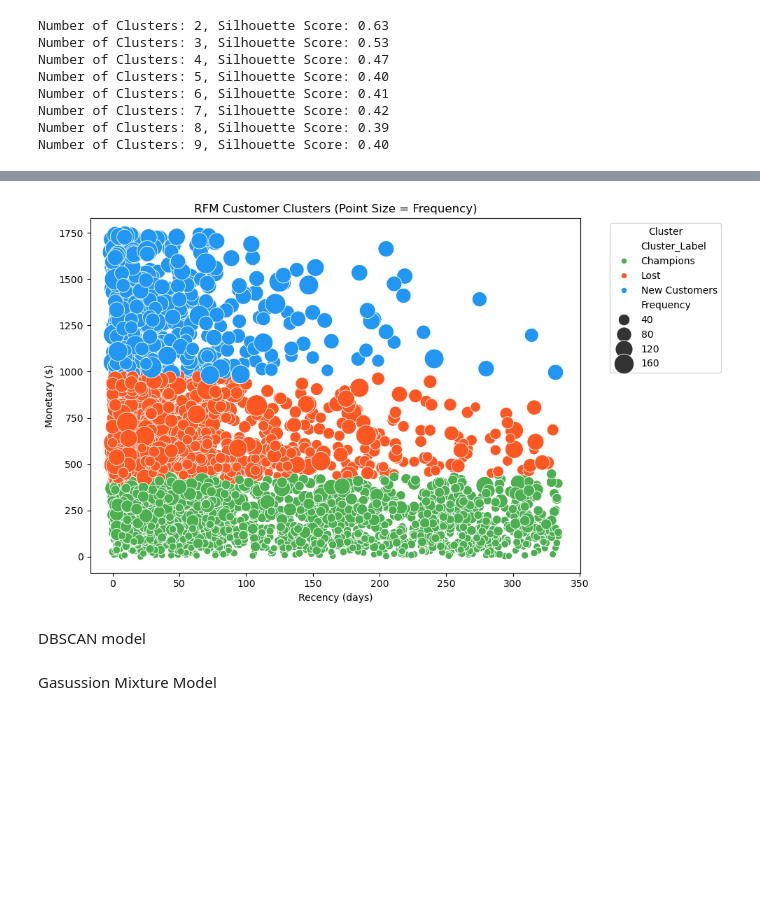
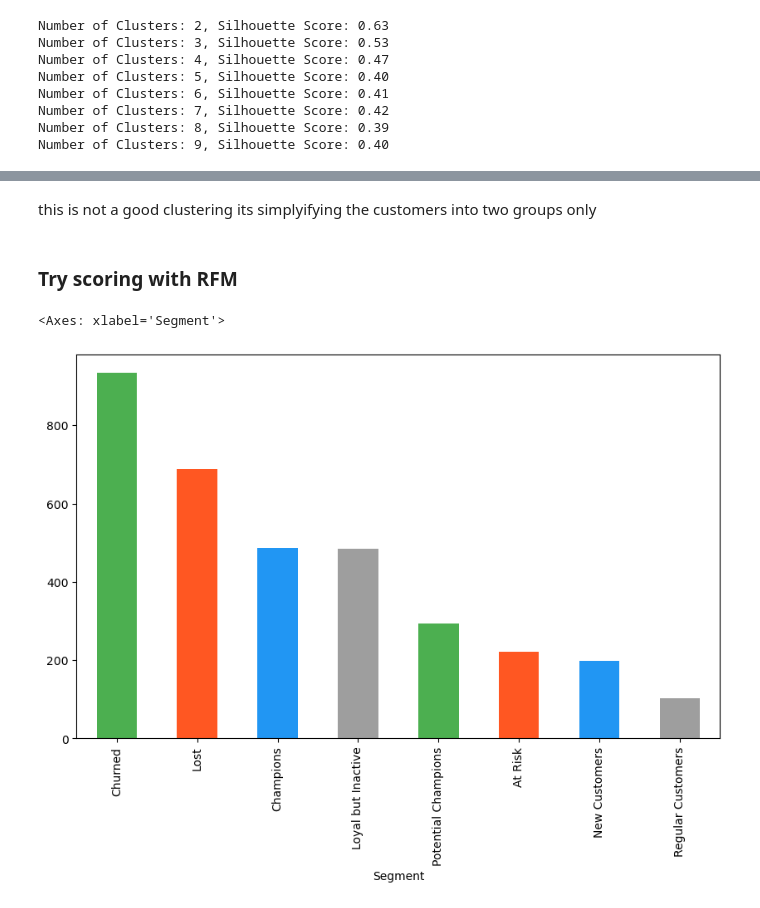
Before and after one commit to muhamedrar/Online-Retail, a Jupyter notebook: clustering_notebook.ipynb, the cells around one changed output, grey strips where cells are left out. Drawn from its saved outputs; the diff is of its cells as text; code cells hidden in the pictures; blank space fills up the shorter version.

```diff
--- a/clustering_notebook.ipynb
+++ b/clustering_notebook.ipynb
@@ -115,19 +115,41 @@ plt.show()
-# %%
-## try with 3 clusters
-kmeans = KMeans(n_clusters=3, random_state=42)
-RFM['Cluster'] = kmeans.fit_predict(RFM[['Recency', 'Frequency', 'Monetary']])
-RFM['Cluster_Label'] = RFM['Cluster'].map({0: 'Champions', 1: 'Lost', 2: 'New Customers'})
-plt.figure(figsize=(10, 6))
-sns.scatterplot(data=RFM, x='Recency', y='Monetary', hue='Cluster_Label',
-                size='Frequency', sizes=(50, 500), palette=['#4CAF50', '#FF5722', '#2196F3'])
-plt.title('RFM Customer Clusters (Point Size = Frequency)')
-plt.xlabel('Recency (days)')
-plt.ylabel('Monetary ($)')
-plt.legend(title='Cluster', bbox_to_anchor=(1.05, 1), loc='upper left')
-plt.tight_layout()
-# %% [output]
-[figure, removed]
+# %% [markdown]
+this is not a good clustering its simplyifying the customers into two groups only
 # %% [markdown]
-DBSCAN model
+### Try scoring with RFM
-# %% [markdown]
-Gasussion Mixture Model
+# %%
+RFM['R_score'] = pd.qcut(RFM['Recency'], 5, labels=[5, 4, 3, 2, 1])
+RFM['F_score'] = pd.qcut(RFM['Frequency'], 5, labels=[1, 2, 3, 4, 5])
+RFM['M_score'] = pd.qcut(RFM['Monetary'], 5, labels=[1, 2, 3, 4, 5])
+RFM['RFM_Segment'] = RFM['R_score'].astype(str) + RFM['F_score'].astype(str) + RFM['M_score'].astype(str)
+# %%
+# Updated segment mapping
+def assign_segment(rfm_score):
+    if rfm_score in ['533', '534', '535', '543', '544', '545', '553', '554', '555']:
+        return 'Champions'
+    elif rfm_score in ['511', '512', '513', '521', '522', '523', '531', '532', '533',
+                       '541', '542', '543']:
+        return 'New Customers'
+    elif rfm_score in ['311', '312', '313', '321', '322', '323', '331', '332', '333',
+                       '411', '412', '413', '421', '422', '423', '431', '432', '433',
+                       '434', '435']:
+        return 'Lost'
+    elif rfm_score in ['111', '112', '113', '121', '122', '123', '131', '132', '133',
+                       '211', '212', '213', '221', '222', '223', '231', '232', '233']:
+        return 'Churned'
+    elif rfm_score in ['344', '345', '354', '355', '444', '445', '454', '455']:
+        return 'Loyal but Inactive'
+    elif rfm_score in ['234', '235', '244', '245', '254', '255']:
+        return 'At Risk'
+    elif rfm_score in ['334', '335', '434', '435', '443', '453', '454', '455']:
+        return 'Regular Customers'
+    else:
+        return 'Potential Champions'  # Catch remaining scores as near-Champions
+
+# Apply segment assignment
+RFM['Segment'] = RFM['RFM_Segment'].apply(assign_segment)
+# %%
+
+RFM['Segment'].value_counts().plot(kind='bar', figsize=(10, 6), color=['#4CAF50', '#FF5722', '#2196F3', '#9E9E9E'])
+# %% [output]
+<Axes: xlabel='Segment'>
+[figure, added]
```
Also changed, not shown: parts of 8 cells of this notebook.
